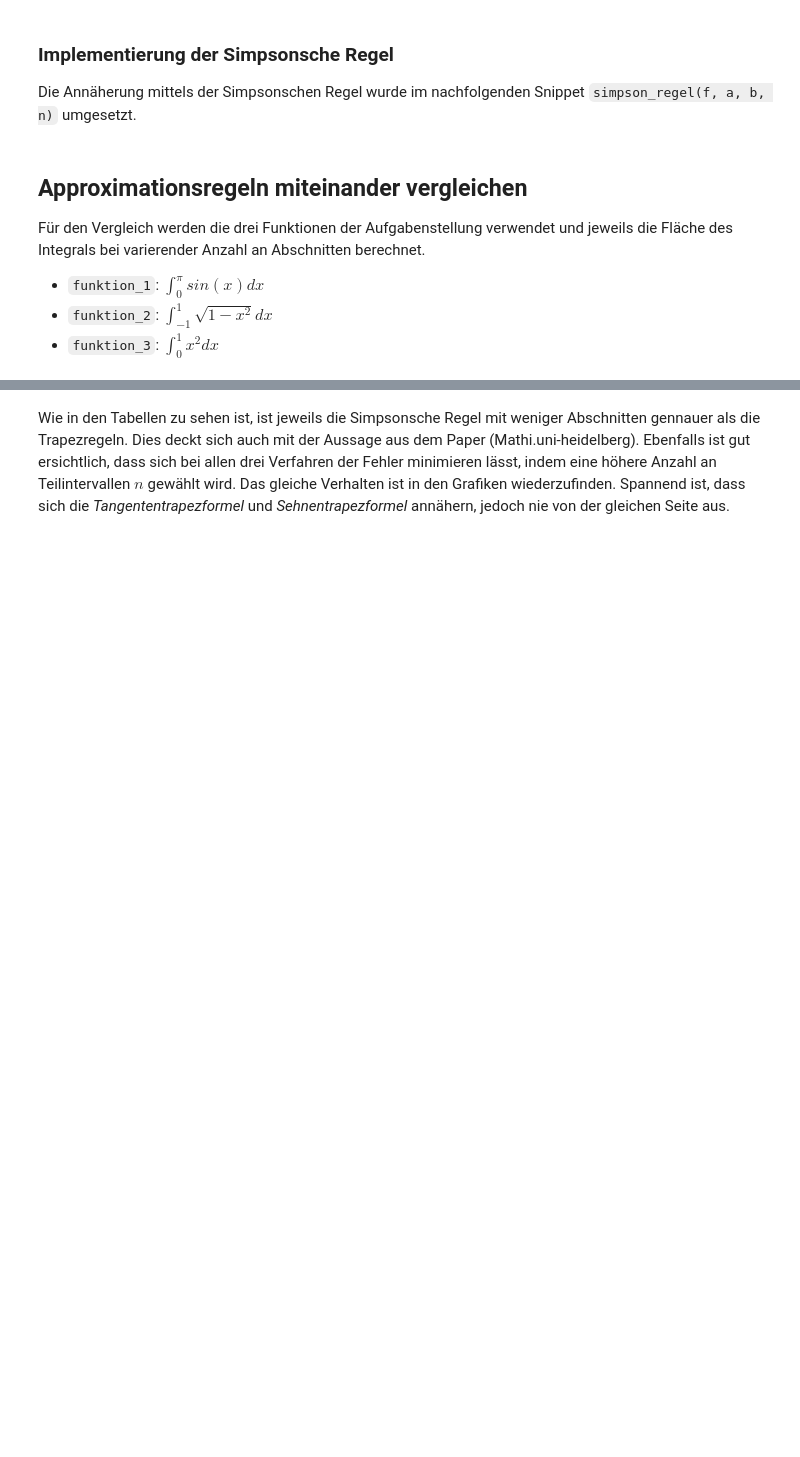
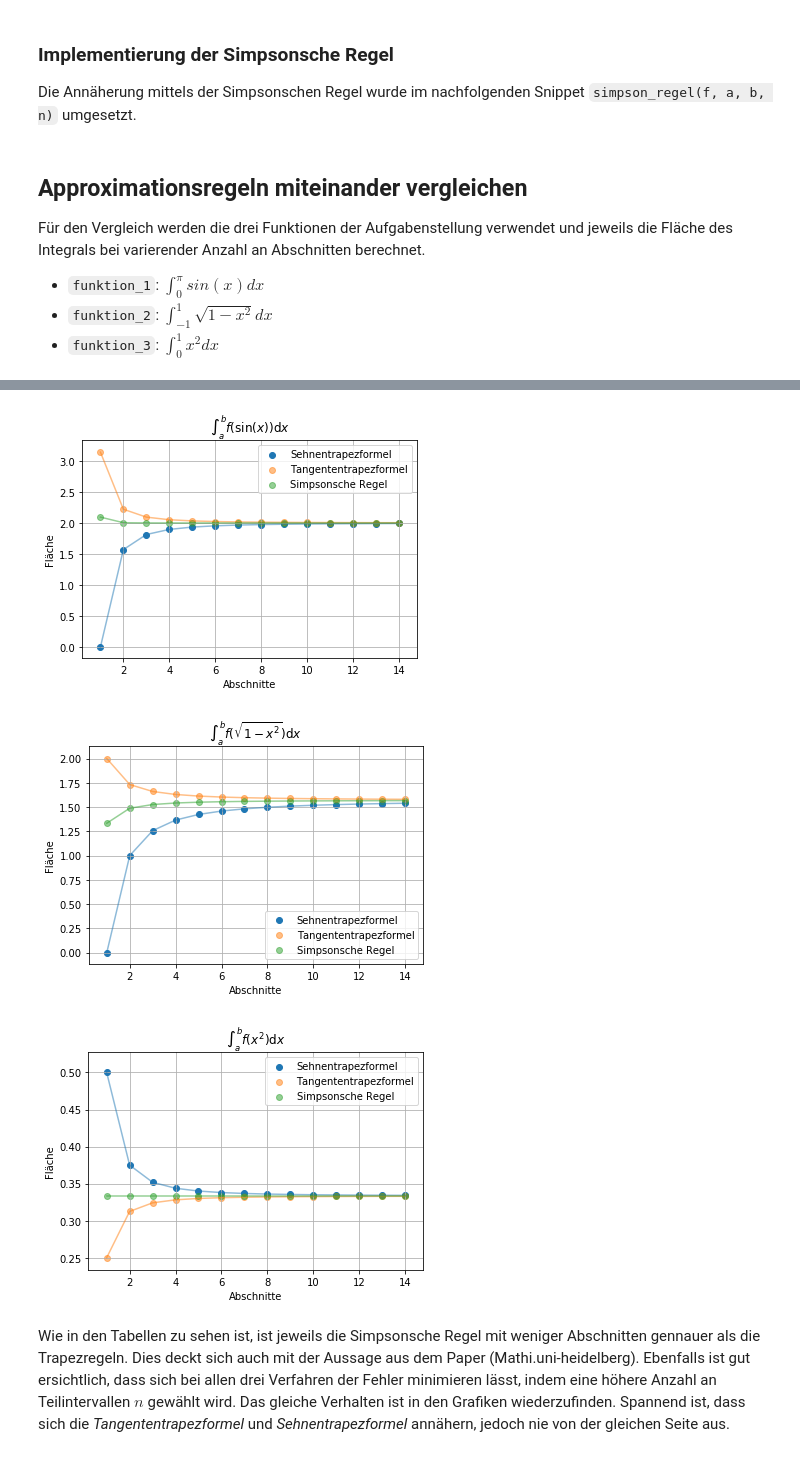
Before and after one commit to cheorges/Analysis-With-Python, a Jupyter notebook: Numerische Integration.ipynb, the cells around one changed output, grey strips where cells are left out. Saved outputs shown, nothing was run; the diff lists cells and outputs as text; code cells hidden in the pictures; blank space fills up the shorter version.

```diff
--- a/Numerische Integration.ipynb
+++ b/Numerische Integration.ipynb
@@ -230,28 +233,22 @@ def simpson_regel(f, a, b, n):
     """
 
     # Länge der Abschnitte berechnen
-    h = (b - a) / n
-
-    # Funktionwerte von x0 und xn berechnen
-    f_x0 = f.subs(x, a)
-    f_xn = f.subs(x, b)
+    delta_x = (b - a) / n
 
     # Summe erster Teilfunktionwerte berechnen
     summe_1 = 0
     for k in range(1, n):
-        f_xk = f.subs(x, (a + k*h))
-        summe_1 += f_xk
+        summe_1 += f(a + k*delta_x)
 
     # Summe zweiter Teilfunktionwerte berechnen
     summe_2 = 0
     for k in range(1, n + 1):
-        xk = (a + k*h)
-        xk_1 = (a + (k-1)*h)
-        f_xk = f.subs(x, ((xk_1 + xk) / 2))
-        summe_2 += f_xk
+        xk = (a + k*delta_x)
+        xk_1 = (a + (k-1)*delta_x)
+        summe_2 += f((xk_1 + xk) / 2)
 
     # Zwischenschritte zusammenrechner (Simpsonsche Regel)
-    return (h/3) * (f_x0/2 + summe_1 + 2*summe_2 + f_xn/2)
+    return (delta_x/3) * (f(a)/2 + summe_1 + 2*summe_2 + f(b)/2)
 # %% [markdown]
 ## Approximationsregeln miteinander vergleichen
 Für den Vergleich werden die drei Funktionen der Aufgabenstellung verwendet und jeweils die Fläche des Integrals bei varierender Anzahl an Abschnitten berechnet.
@@ -379,3 +314,48 @@ for f, a, b in funktionen:
+# %%
+import matplotlib.pyplot as plt
+
+"""
+Berechnet für die definierten Funktionen die Flächen für die festgelegten Abschnitte.
+Berechnung erfolgt für jede Funktion mittels:
+* Sehnentrapezformel
+* Tangententrapezformel
+* Simpsonsche Regel
+Die Dahrstellung der Resultate erfolgt mittels eines Scatterplots.
+@param: list abschnitte: Berechnung der Fläche mittels der Anzahl an Abschnitten
+"""
+
+abschnitte = range(1,15)
+
+for f, a, b, lable in funktionen:
+    sehnentrapezformel = list()
+    tangententrapezformel = list()
+    simpsonsche_regel = list()
+
+    # Berechnung für jede Formel und Abschnitt durchführen
+    for index, value in enumerate(abschnitte):
+        sehnentrapezformel.append(sekanten_trapez_regel(f, a, b, value))
+        tangententrapezformel.append(tangenten_trapez_regel(f, a, b, value))
+        simpsonsche_regel.append(simpson_regel(f, a, b, value))
+
+    # Scatterplot erstellen
+    plt.title(lable)
+    plt.xlabel('Abschnitte')
+    plt.ylabel('Fläche')
+    plt.grid(True)
+
+    plt.scatter(abschnitte, sehnentrapezformel, label="Sehnentrapezformel")
+    plt.plot(abschnitte, sehnentrapezformel, alpha=0.5)
+    plt.scatter(abschnitte, tangententrapezformel, label="Tangententrapezformel", alpha=0.5)
+    plt.plot(abschnitte, tangententrapezformel, alpha=0.5)
+    plt.scatter(abschnitte, simpsonsche_regel, label="Simpsonsche Regel", alpha=0.5)
+    plt.plot(abschnitte, simpsonsche_regel, alpha=0.5)
+
+    plt.legend()
+    plt.show()
+# %% [output]
+[figure, added]
+[figure, added]
+[figure, added]
 # %% [markdown]
 Wie in den Tabellen zu sehen ist, ist jeweils die Simpsonsche Regel mit weniger Abschnitten gennauer als die Trapezregeln. Dies deckt sich auch mit der Aussage aus dem Paper (Mathi.uni-heidelberg). Ebenfalls ist gut ersichtlich, dass sich bei allen drei Verfahren der Fehler minimieren lässt, indem eine höhere Anzahl an Teilintervallen $n$ gewählt wird. Das gleiche Verhalten ist in den Grafiken wiederzufinden. Spannend ist, dass sich die *Tangententrapezformel* und *Sehnentrapezformel* annähern, jedoch nie von der gleichen Seite aus.
 # %% [markdown]
```
Also changed, not shown: parts of 11 cells of this notebook.
